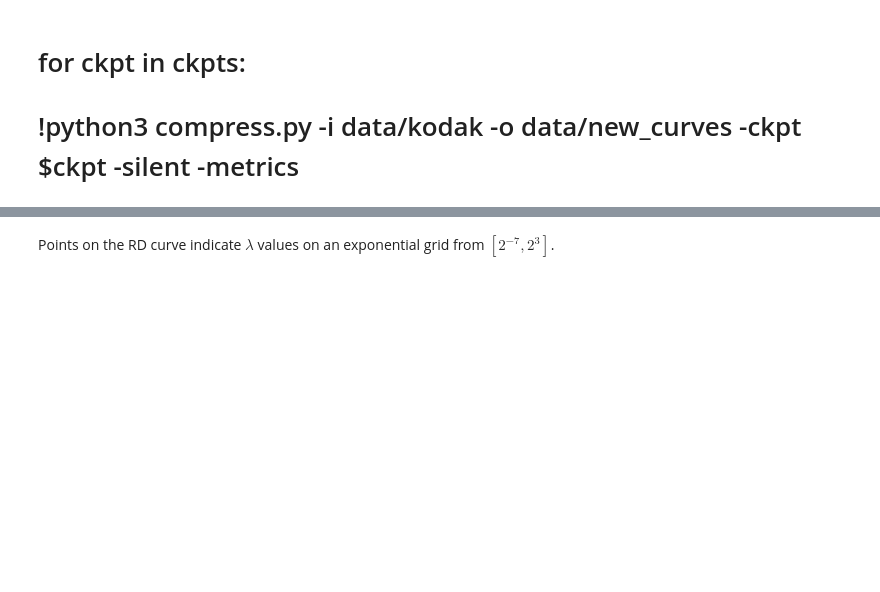
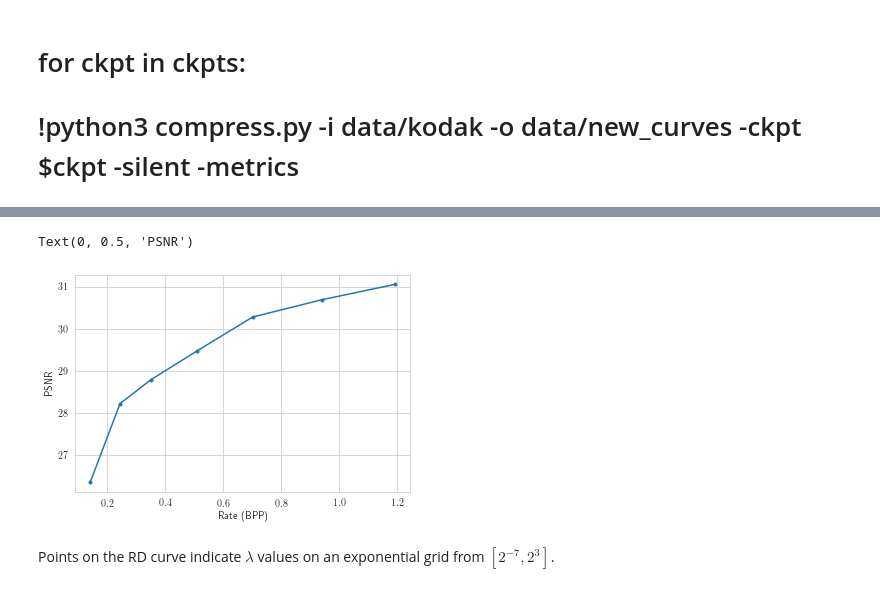
Before and after one commit to Justin-Tan/high-fidelity-generative-compression, a Jupyter notebook: RD.ipynb, the cells around one changed output, grey strips where cells are left out. Drawn from its saved outputs; the diff is of its cells as text; code cells hidden in the pictures; blank space fills up the shorter version.

```diff
--- a/RD.ipynb
+++ b/RD.ipynb
@@ -93,3 +105,10 @@ Text(0, 0.5, 'LPIPS')
+# %%
+plt.plot(rate, psnr, 'o-', ms=3)
+plt.xlabel('Rate (BPP)')
+plt.ylabel('PSNR')
+# %% [output]
+Text(0, 0.5, 'PSNR')
+[figure, added]
 # %%
 def lambda_v_logpx(x, y, x_sig, y_sig, fname='lambda_v_logpx_bkg.pdf', lims=((-2,5),(0,4))):
     xlim, ylilm = lims
```
Also changed, not shown: parts of 7 cells of this notebook, 4 other files.
